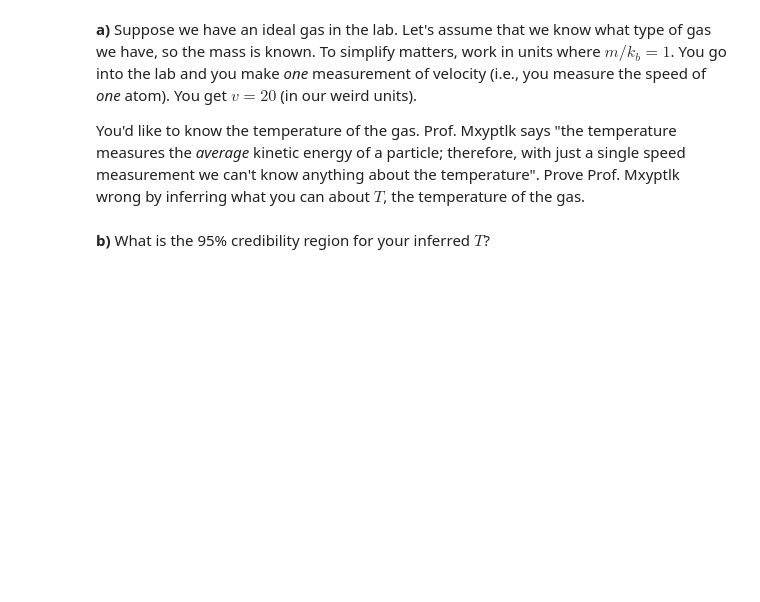
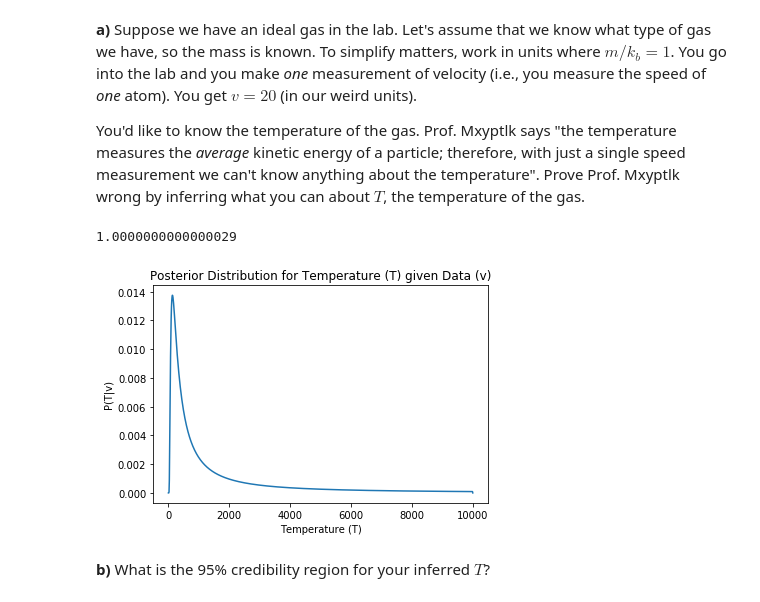
Before and after one commit to nlefrancois6/Phys321, a Jupyter notebook: Midterm2021/Midterm2021.ipynb, the cells around one changed output. Saved outputs shown, nothing was run; the diff lists cells and outputs as text; code cells hidden in the pictures; blank space fills up the shorter version.

```diff
--- a/Midterm2021/Midterm2021.ipynb
+++ b/Midterm2021/Midterm2021.ipynb
@@ -137,2 +182,25 @@ You'd like to know the temperature of the gas. Prof. Mxyptlk says "the temperatu
+# %%
+#Define the region of T to examine
+nT = 1000
+T_max = 10000
+T_vals = np.linspace(1,T_max,nT)
+#Measured velocity data points
+v_data = [20]
+
+P_posterior = np.zeros(nT)
+for i in range(nT):
+    P_posterior[i] = posterior(v_data, T_vals[i], T_max=T_max)
+
+#Normalize
+P_posterior = P_posterior/sum(P_posterior)
+
+plt.plot(T_vals, P_posterior)
+plt.title('Posterior Distribution for Temperature (T) given Data (v)')
+plt.ylabel('P(T|v)')
+plt.xlabel('Temperature (T)')
+print(sum(P_posterior))
+# %% [output]
+1.0000000000000029
+[figure, added]
 # %% [markdown]
 __b)__ What is the 95\% credibility region for your inferred $T$?
```
Also changed, not shown: parts of 14 cells of this notebook.
